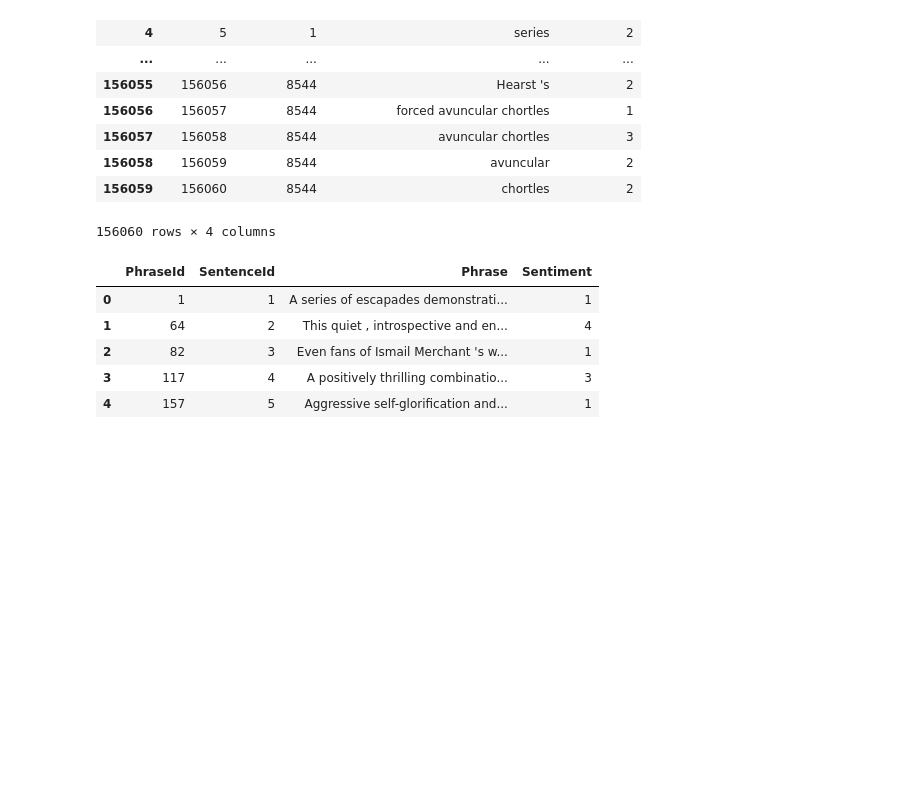
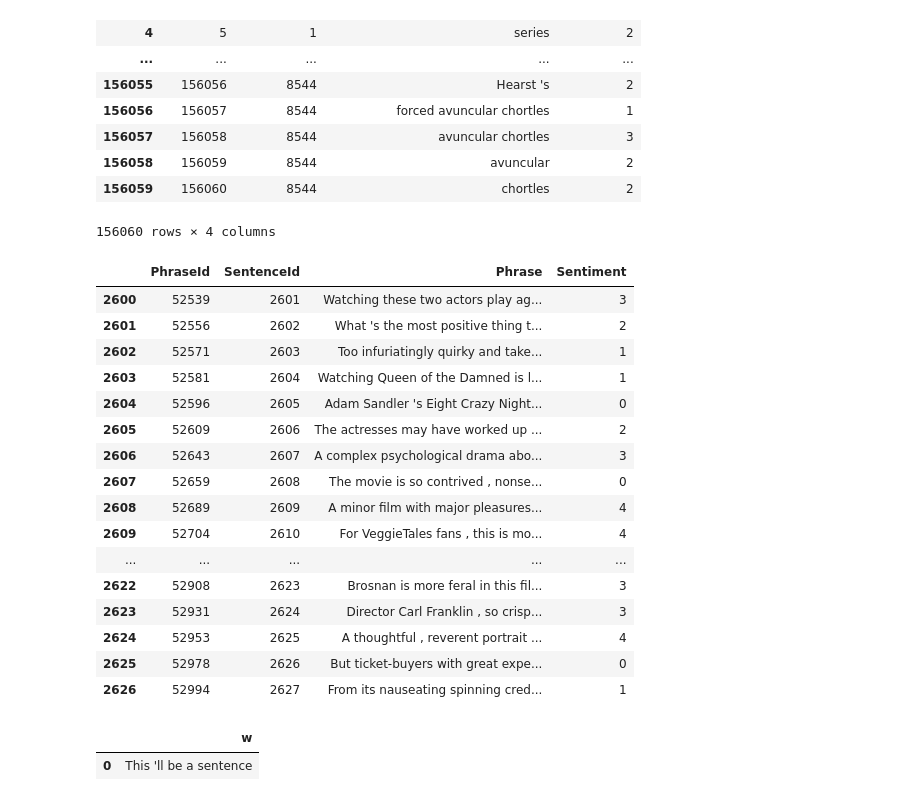
Before and after one commit to jfranc33/movieSentiment, a Jupyter notebook: movieAnalysis.ipynb, the cells around one changed output. Saved outputs shown, nothing was run; the diff lists cells and outputs as text; code cells hidden in the pictures; blank space fills up the shorter version.

```diff
--- a/movieAnalysis.ipynb
+++ b/movieAnalysis.ipynb
@@ -39,11 +39,28 @@ def cleanInitialFrame(df):
 # %%
 df = cleanInitialFrame(initialFrame)
 # %%
-df.head()
+df[2600:2628]
 # %% [output]
 |  | PhraseId | SentenceId | Phrase | Sentiment |
-| 0 | 1 | 1 | A series of escapades demonstrati... | 1 |
-| 1 | 64 | 2 | This quiet , introspective and en... | 4 |
-| 2 | 82 | 3 | Even fans of Ismail Merchant 's w... | 1 |
-| 3 | 117 | 4 | A positively thrilling combinatio... | 3 |
-| 4 | 157 | 5 | Aggressive self-glorification and... | 1 |
+| 2600 | 52539 | 2601 | Watching these two actors play ag... | 3 |
+| 2601 | 52556 | 2602 | What 's the most positive thing t... | 2 |
+| 2602 | 52571 | 2603 | Too infuriatingly quirky and take... | 1 |
+| 2603 | 52581 | 2604 | Watching Queen of the Damned is l... | 1 |
+| 2604 | 52596 | 2605 | Adam Sandler 's Eight Crazy Night... | 0 |
+| 2605 | 52609 | 2606 | The actresses may have worked up ... | 2 |
+| 2606 | 52643 | 2607 | A complex psychological drama abo... | 3 |
+| 2607 | 52659 | 2608 | The movie is so contrived , nonse... | 0 |
+| 2608 | 52689 | 2609 | A minor film with major pleasures... | 4 |
+| 2609 | 52704 | 2610 | For VeggieTales fans , this is mo... | 4 |
+| ... | ... | ... | ... | ... |
+| 2622 | 52908 | 2623 | Brosnan is more feral in this fil... | 3 |
+| 2623 | 52931 | 2624 | Director Carl Franklin , so crisp... | 3 |
+| 2624 | 52953 | 2625 | A thoughtful , reverent portrait ... | 4 |
+| 2625 | 52978 | 2626 | But ticket-buyers with great expe... | 0 |
+| 2626 | 52994 | 2627 | From its nauseating spinning cred... | 1 |
+# %%
+t_df = pd.DataFrame(np.array([["This 'll be a sentence"]]), columns = ['w'])
+t_df
+# %% [output]
+|  | w |
+| 0 | This 'll be a sentence |
```
Also changed, not shown: parts of 8 cells of this notebook.
